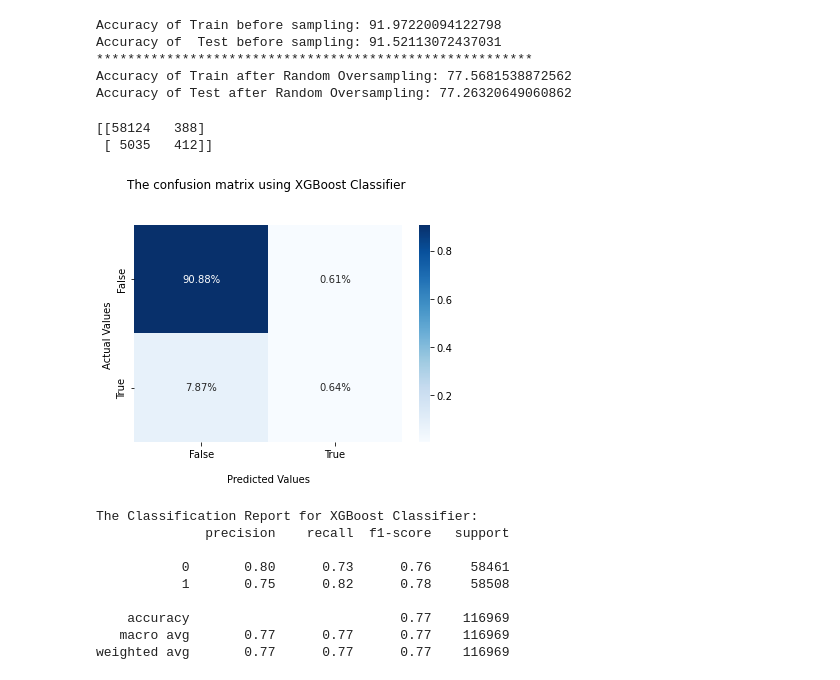
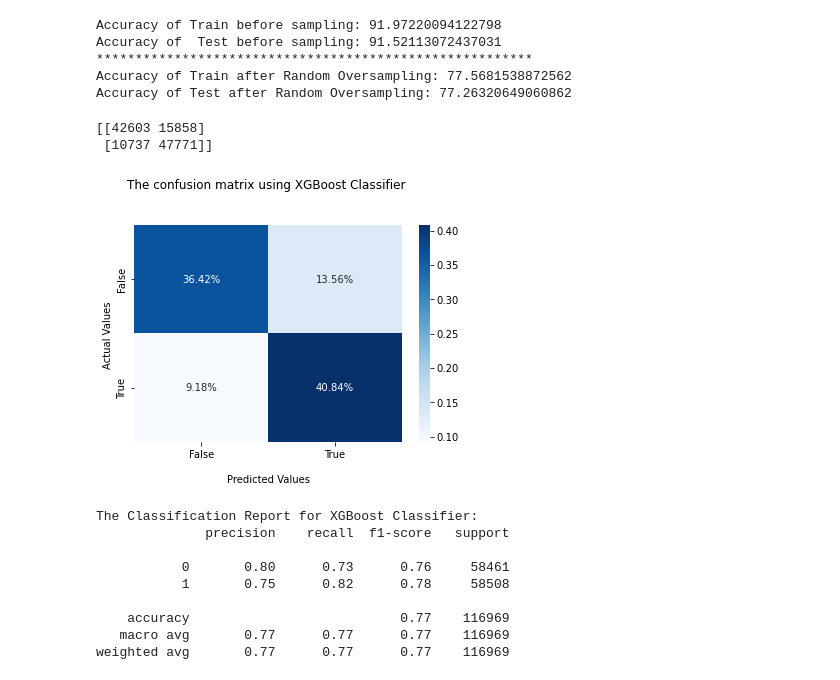
Before and after one commit to ahmedelsayed968/ML-Project, a Jupyter notebook: data analysis/Modeling.ipynb, the cells around one changed output. Saved outputs shown, nothing was run; the diff lists cells and outputs as text; code cells hidden in the pictures.

```diff
--- a/data analysis/Modeling.ipynb
+++ b/data analysis/Modeling.ipynb
@@ -503,11 +503,11 @@ Accuracy of  Test before sampling: 91.52113072437031
 Accuracy of Train after Random Oversampling: 77.5681538872562
 Accuracy of Test after Random Oversampling: 77.26320649060862
 # %%
-cmatrix_fun("XGBoost", y_test, y_pred_test_xgb)
+cmatrix_fun("XGBoost", y_test_res, y_pred_test_res_xgb)
 # %% [output]
-[[58124   388]
- [ 5035   412]]
+[[42603 15858]
+ [10737 47771]]
-[figure, old version]
+[figure, new version]
 # %%
 classification_report_fun("XGBoost", y_test_res, y_pred_test_res_xgb)
 # %% [output]
```
Also changed, not shown: parts of 9 cells of this notebook.
